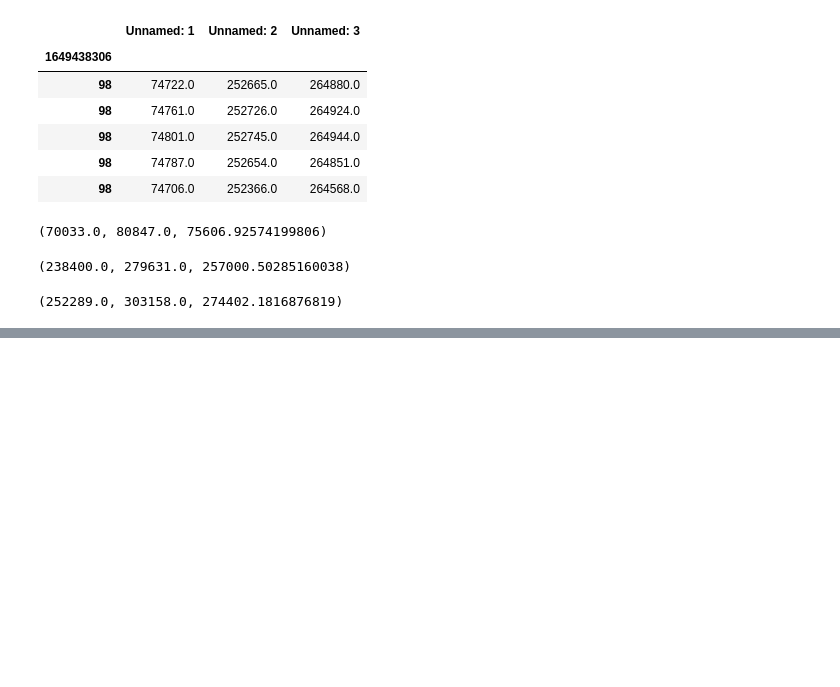
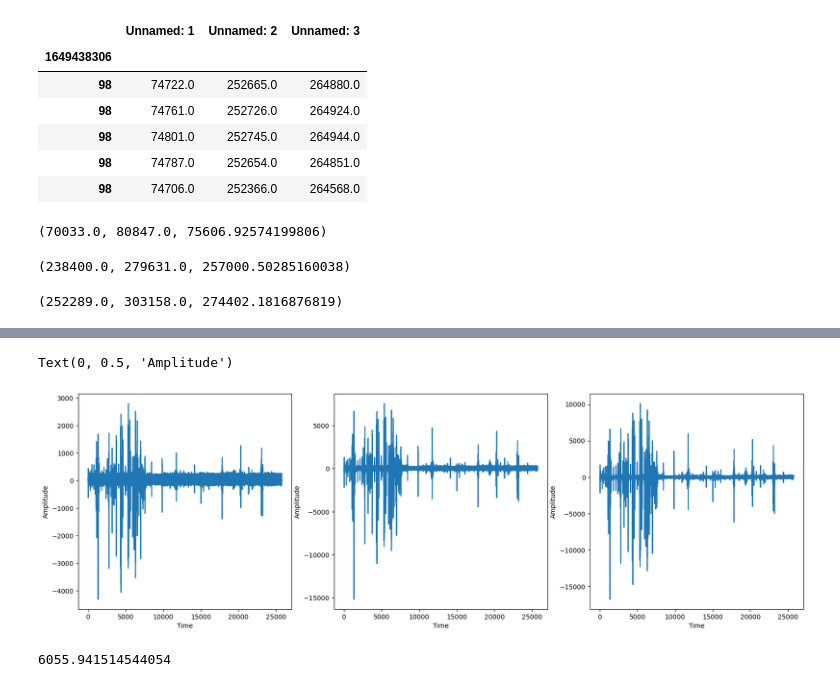
Before and after one commit to SenuraHansaja/H-IoT-Golob-Rice-Compression-Automation, a Jupyter notebook: PPG data/PPG_plots.ipynb, the cells around one changed output, grey strips where cells are left out. Saved outputs shown, nothing was run; the diff lists cells and outputs as text; code cells hidden in the pictures; blank space fills up the shorter version.

```diff
--- a/PPG data/PPG_plots.ipynb
+++ b/PPG data/PPG_plots.ipynb
@@ -34,0 +54,17 @@ data['Unnamed: 3'].min(), data['Unnamed: 3'].max(), data['Unnamed: 3'].mean()
+# %%
+plt.figure(figsize=(20,6))
+plt.subplot(1, 3, 1)
+plt.plot(nk.ppg_clean(data['Unnamed: 1'][10000:], 25, method='elgendi'))
+plt.xlabel('Time')
+plt.ylabel('Amplitude')
+plt.subplot(1,3,2)
+plt.plot(nk.ppg_clean(data['Unnamed: 2'][10000:], 25, method='elgendi'))
+plt.xlabel('Time')
+plt.ylabel('Amplitude')
+plt.subplot(1,3,3)
+plt.plot(nk.ppg_clean(data['Unnamed: 3'][10000:], 25, method='elgendi'))
+plt.xlabel('Time')
+plt.ylabel('Amplitude')
+# %% [output]
+Text(0, 0.5, 'Amplitude')
+[figure, added]
@@ -34,0 +77,4 @@ data['Unnamed: 3'].min(), data['Unnamed: 3'].max(), data['Unnamed: 3'].mean()
+# %%
+max(nk_cleaned['Channel 1'])
+# %% [output]
+6055.941514544054
```
Also changed, not shown: parts of 7 cells of this notebook.
